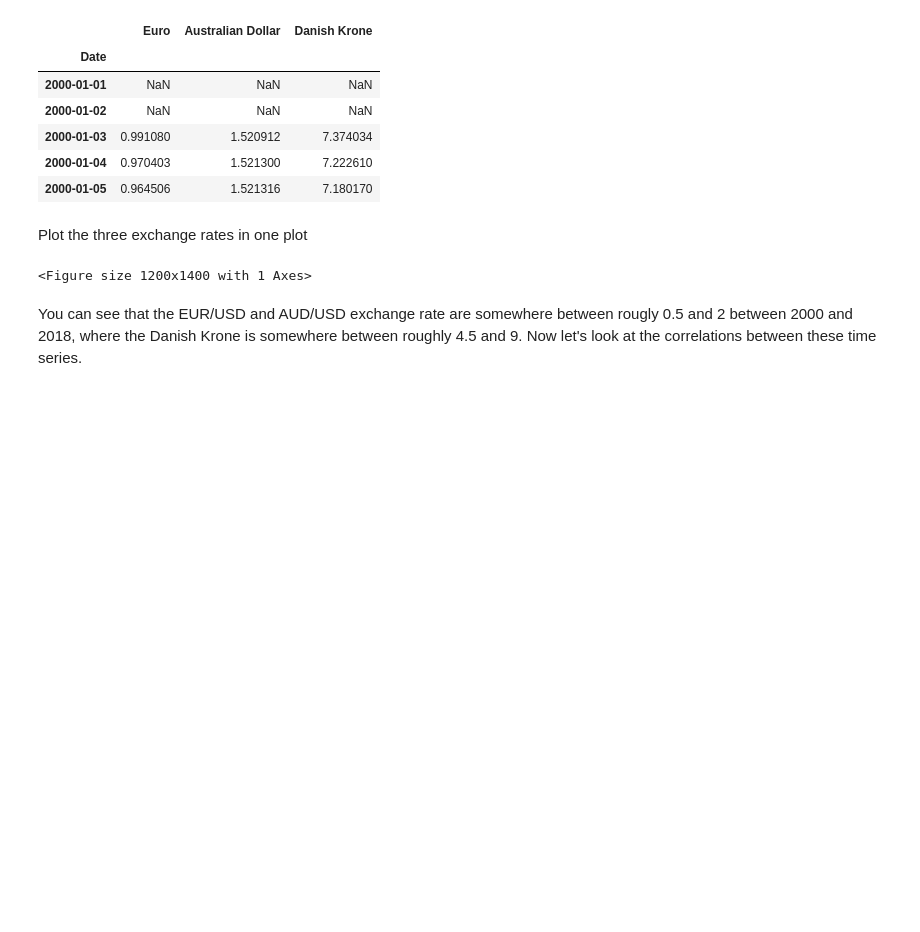
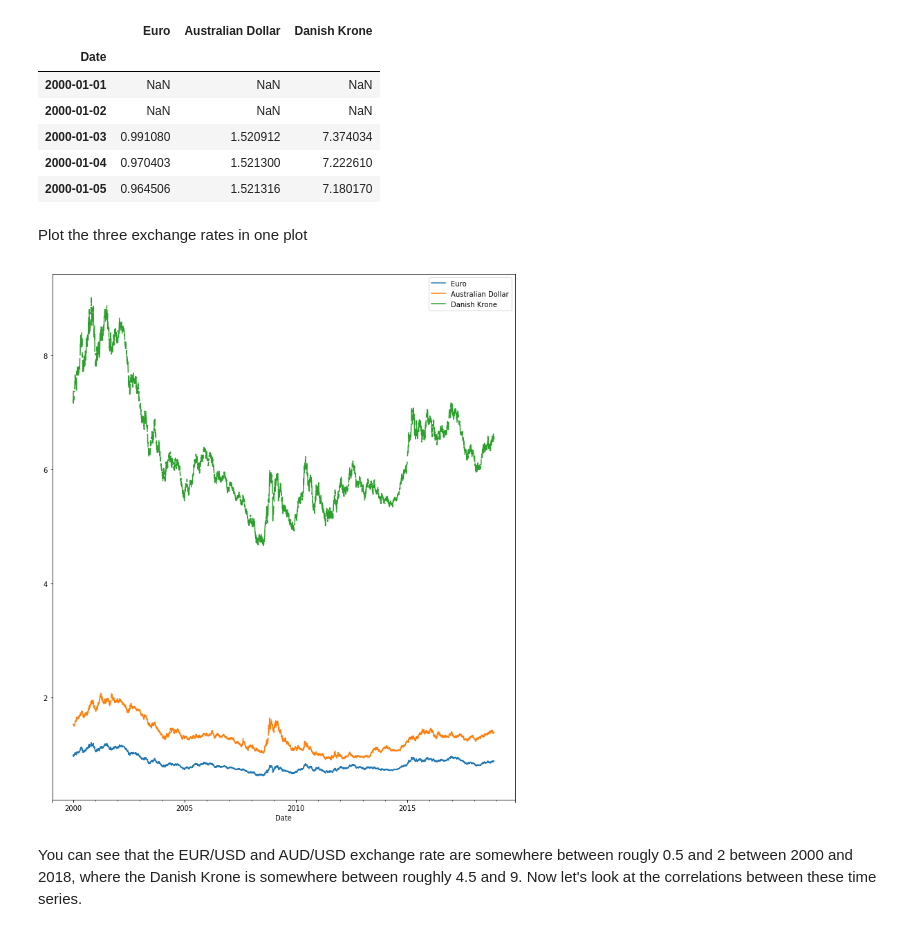
Before and after one commit to nic464/dsc-enterprise-hsbc-autocorrelation-in-time-series-lab-hsbc-ds-081319, a Jupyter notebook: index.ipynb, the cells around one changed output. Cells and saved outputs as stored; diff of their text form; code cells hidden in the pictures; blank space fills up the shorter version.

```diff
--- a/index.ipynb
+++ b/index.ipynb
@@ -37,12 +37,12 @@ df.head()
 # %% [markdown]
 Plot the three exchange rates in one plot
 # %%
-df.plot(kind=figsize=(12,14))
+df.plot(kind='line', figsize=(12,14))
 import matplotlib.pyplot as plt
 
 plt.show()
 # %% [output]
-<Figure size 1200x1400 with 1 Axes>
+[figure, added]
 # %% [markdown]
 You can see that the EUR/USD and AUD/USD exchange rate are somewhere between rougly 0.5 and 2 between 2000 and 2018, where the Danish Krone is somewhere between roughly 4.5 and 9. Now let's look at the correlations between these time series.
 # %%
```
